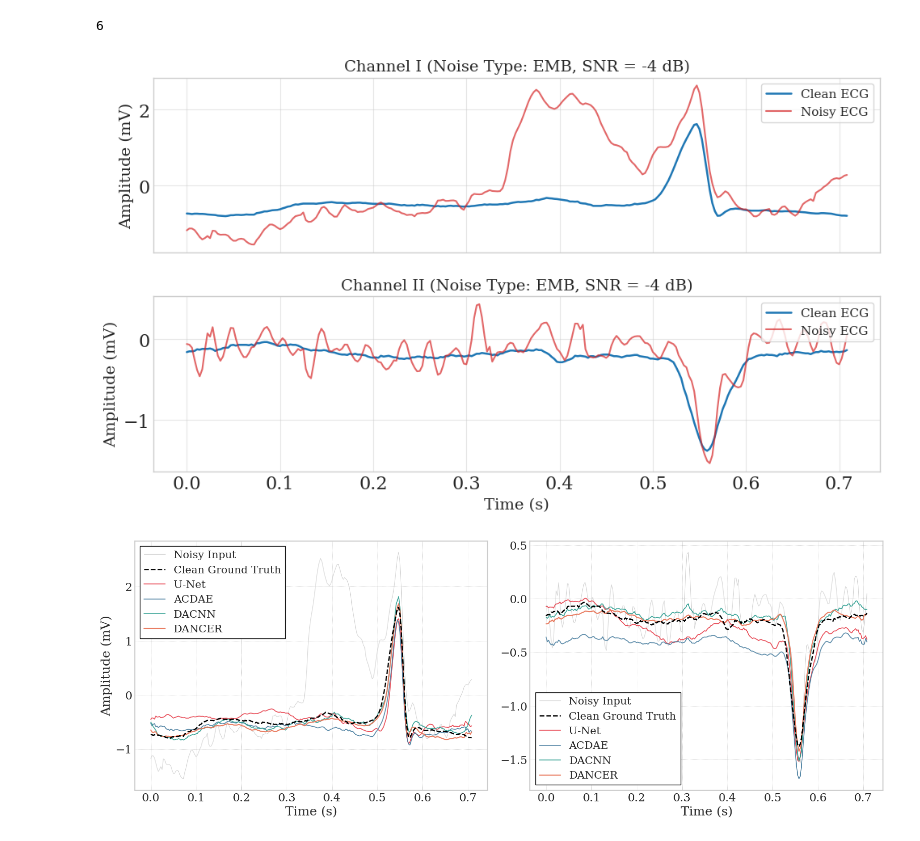
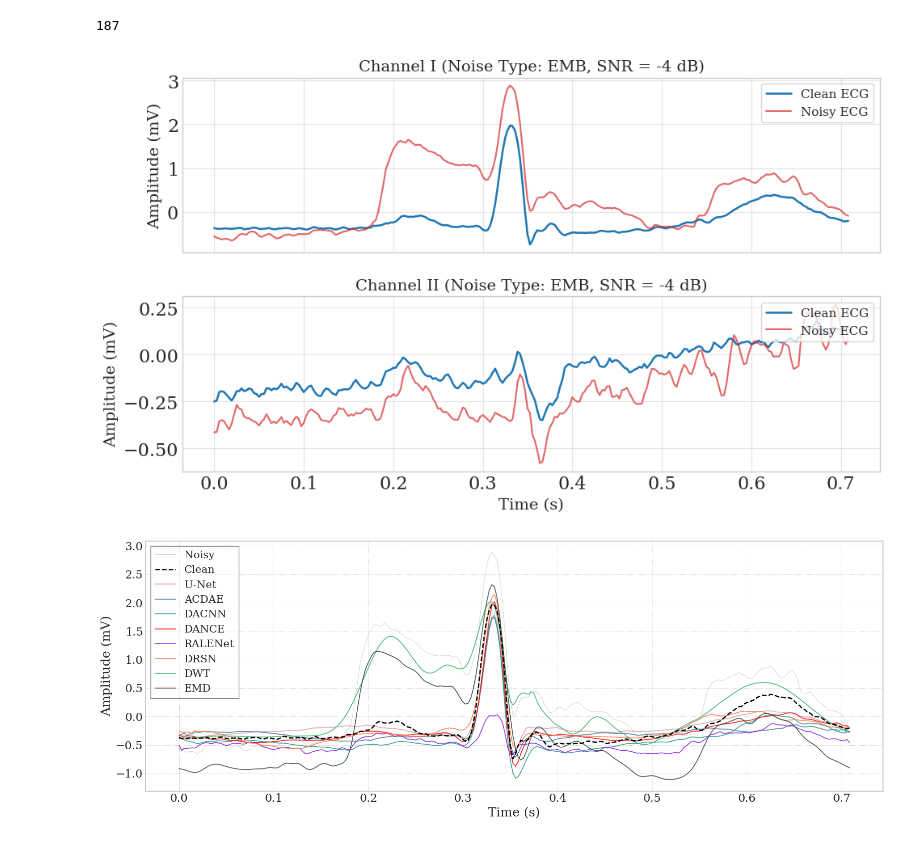
Before and after one commit to mallocobject/DANCE, a Jupyter notebook: main.ipynb, the cells around one changed output. Cells and saved outputs as stored; diff of their text form; code cells hidden in the pictures.

```diff
--- a/main.ipynb
+++ b/main.ipynb
@@ -7,15 +7,19 @@ import matplotlib.pyplot as plt
 
 sys.path.append(os.path.dirname((os.path.abspath(os.getcwd()))))
 
-from utils import fft_denoise, wavelet_denoise, compute_metrics
-from datasets import ECGDataset
+from utils import emd_denoise, wavelet_denoise, compute_metrics
+from data_factory import ECGDataset
 from models import *
 
 model_dict = {
 	"U-Net": UNet,
     "ACDAE": ACDAE,
     "DACNN": DACNN,
-    "DANCER": DANCER,
+    "DANCE": DANCE,
+    "RALENet": RALENet,
+    "DRSN": DRSN,
+    "DWT": wavelet_denoise,
+    "EMD": emd_denoise,
 }
 # %%
 noise_type = "emb"
@@ -34,7 +38,10 @@ print(idx)
 # idx = 513
 # idx = 1439
 # idx=1558
-idx=6
+# idx=6
+# idx = 593
+# idx = 1482
+idx = 187
 
 noisy, clean = dataset[idx]
 
@@ -81,8 +88,8 @@ plt.subplots_adjust(hspace=0.25)
 plt.savefig("ecg_noisy_vs_clean.png", dpi=600, bbox_inches="tight")
 plt.show()
 # %% [output]
-6
+187
-[figure, old version]
+[figure, new version]
 # %%
 import matplotlib.pyplot as plt
 import numpy as np
@@ -107,26 +114,32 @@ denoised_output_dict = {}
 device = torch.device("cpu")
 
 for model_name in model_dict.keys():
-    model = model_dict[model_name]()
+    if model_name in ["DWT", "EMD"]:
+        denoised_output = model_dict[model_name](noisy.numpy())
+        denoised_output = torch.tensor(denoised_output, dtype=torch.float32)
 
-    ckpt_path = f"./checkpoints/best_{model_name}_{noise_type}_snr_{snr_db}.pth"
-    model.load_state_dict(torch.load(ckpt_path, map_location=device))
-    model.to(device)
-    model.eval()
+    else:
+        model = model_dict[model_name]()
 
-    with torch.no_grad():
+        ckpt_path = f"./checkpoints/best_{model_name}_{noise_type}_snr_{snr_db}.pth"
+        model.load_state_dict(torch.load(ckpt_path, map_location=device, weights_only=True))
+        model.to(device)
+        model.eval()
 
-        noisy_input = torch.tensor(noisy, dtype=torch.float32).to(device)
-        if noisy_input.ndim == 2:
-            noisy_input = noisy_input.unsqueeze(0)
+        with torch.no_grad():
 
-        denoised_output = model(noisy_input)
+            noisy_input = noisy.clone().detach().to(dtype=torch.float32, device=device)
+            if noisy_input.ndim == 2:
+                noisy_input = noisy_input.unsqueeze(0)
+
+            denoised_output = model(noisy_input)
 
 
     denoised_output = denoised_output.squeeze(0).cpu()
     denoised_output = denoised_output * std + mean
 
     denoised_output_dict[model_name] = denoised_output
+
 
 
 t_clean = clean.cpu().numpy()
@@ -142,32 +155,35 @@ colors = {
 }
 
 model_colors = [
-    "#E63946",
+    "#D5A1A5",
     "#457B9D",
     "#2A9D8F",
-    "#E76F51",
+    "#F50C0C",
     "#8A2BE2",
+    "#FF7F50",
+    "#3CB371",
+    "#384D47",
 ]
 
 
-fig, axes = plt.subplots(1, 2, figsize=(16, 6), sharex=True, sharey=False)
+fig, axes = plt.subplots(1, 1, figsize=(16, 6), sharex=True, sharey=False)
 
 
 def plot_channel(ax, channel_idx, title):
 
-    ax.plot(time, t_noisy[channel_idx], label="Noisy Input",
+    ax.plot(time, t_noisy[channel_idx], label="Noisy",
             color=colors["Noisy"], alpha=0.8, linewidth=0.8, zorder=1)
 
 
-    ax.plot(time, t_clean[channel_idx], label="Clean Ground Truth",
+    ax.plot(time, t_clean[channel_idx], label="Clean",
             color=colors["Clean"], linewidth=1.8, linestyle='--', zorder=10)
 
 
     for i, (model_name, output) in enumerate(denoised_output_dict.items()):
 
-        lw = 1.5 if "DANCER" in model_name else 1.2
+        lw = 1.5 if "DANCE" in model_name else 1.2
 
-        zo = 5 if "DANCER" in model_name else 3
+        zo = 5 if "DANCE" in model_name else 3
 
         ax.plot(time, output[channel_idx].numpy(), label=model_name,
                 color=model_colors[i % len(model_colors)],
@@ -177,34 +193,34 @@ def plot_channel(ax, channel_idx, title):
     if channel_idx == 0:
         ax.set_ylabel("Amplitude (mV)")
     ax.set_xlabel("Time (s)")
 
 
     ax.grid(True, linestyle=':', linewidth=0.5, color='gray', alpha=0.7)
 
     ax.tick_params(axis='both', which='major', labelsize=16)
     ax.minorticks_on()
 
     ax.legend(loc='best', ncol=1, frameon=True,
-	    edgecolor='black', framealpha=1.0, fancybox=False, fontsize=15)
+	    edgecolor='black', framealpha=0.5, fancybox=False, fontsize=15)
 
 
-plot_channel(axes[0], 0, f"Channel I  (Noise: {noise_type.upper()}, SNR = {snr_db} dB)")
+plot_channel(axes, 0, f"Channel I  (Noise: {noise_type.upper()}, SNR = {snr_db} dB)")
 
 
-plot_channel(axes[1], 1, f"Channel II (Noise: {noise_type.upper()}, SNR = {snr_db} dB)")
+# plot_channel(axes[1], 1, f"Channel II (Noise: {noise_type.upper()}, SNR = {snr_db} dB)")
 
 
 plt.tight_layout(pad=1.5)
 
 
 plt.savefig("ecg_denoising_comparison.svg", format='svg', bbox_inches="tight")
 
 
 # plt.savefig("ecg_denoising_comparison.pdf", format='pdf', bbox_inches="tight")
 
 
 # plt.savefig("ecg_denoising_comparison.png", dpi=600, bbox_inches="tight")
 
 plt.show()
 # %% [output]
-[figure, old version]
+[figure, new version]
```
Also changed, not shown: 45 other files.
